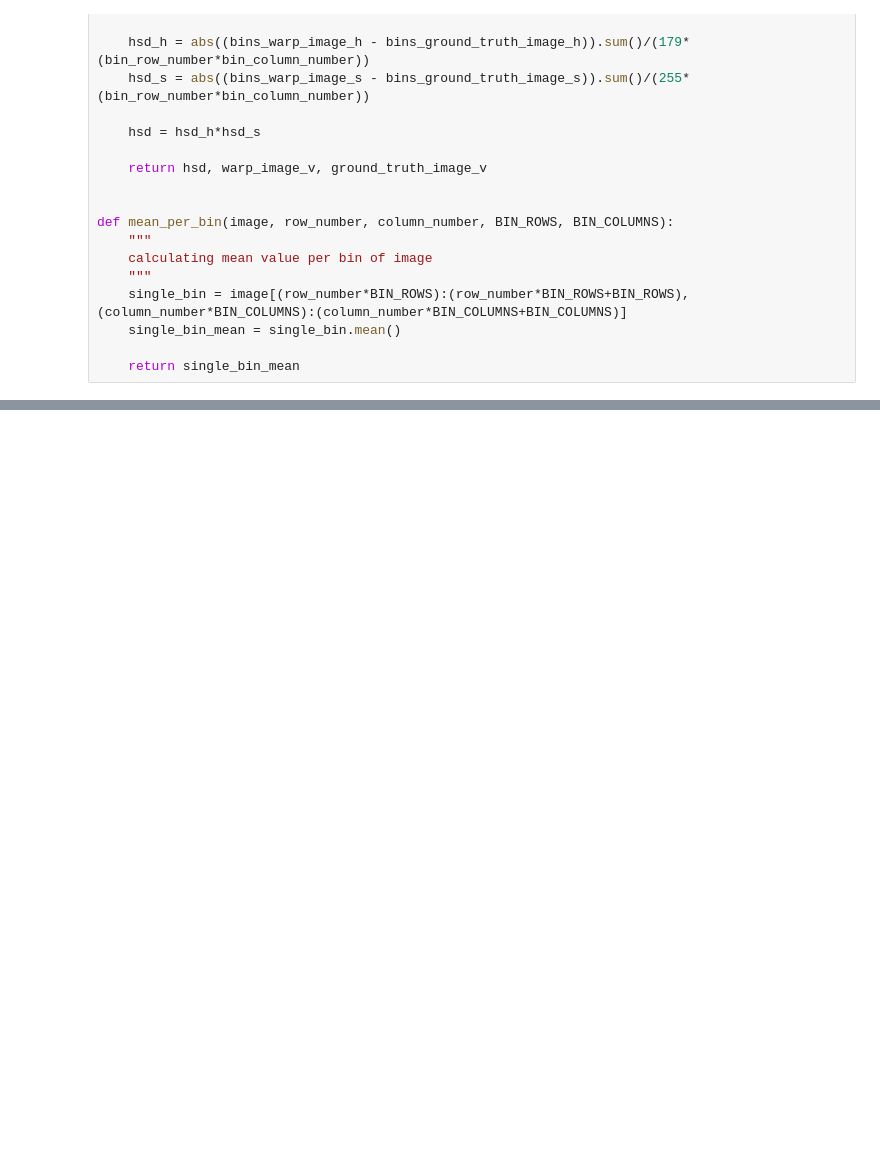
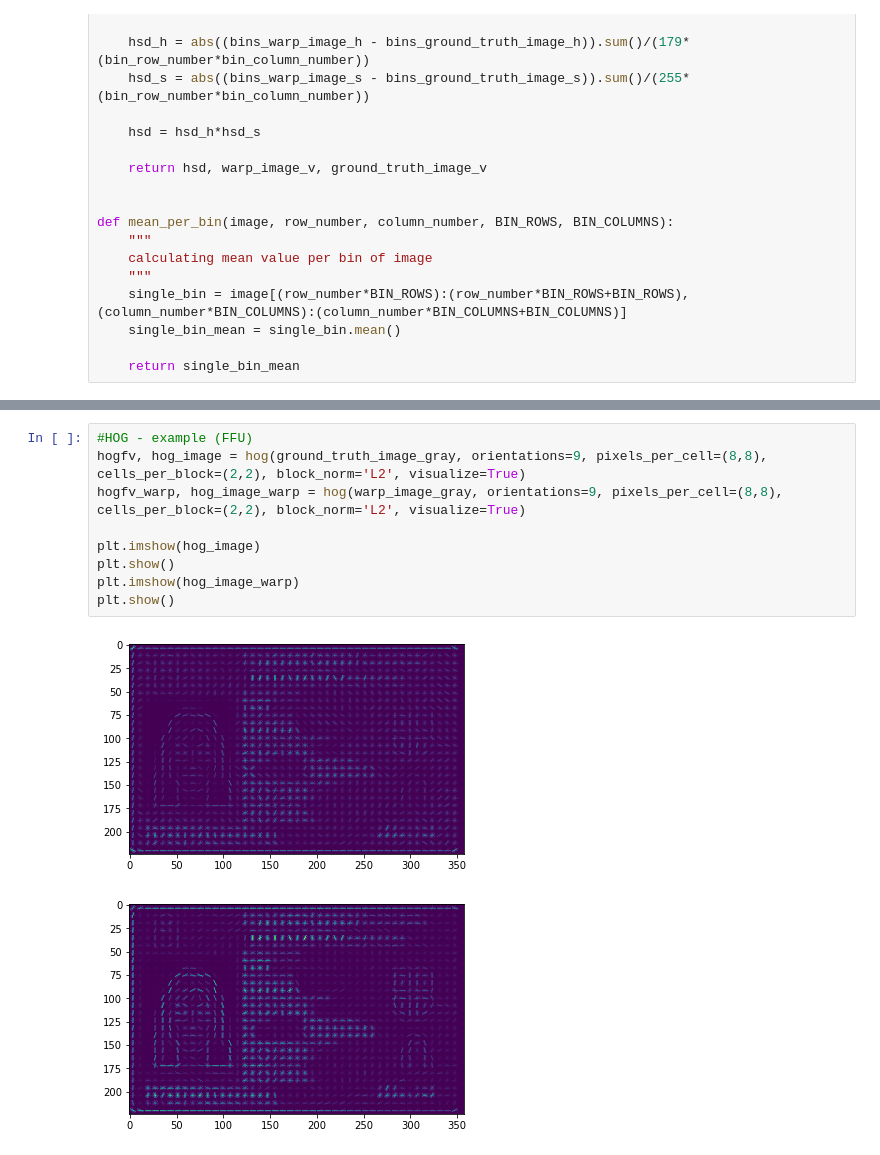
Before and after one commit to fataleror/id_verification, a Jupyter notebook: image_segmentation_licna_karta_v1.0_git.ipynb, the cells around one changed output, grey strips where cells are left out. Drawn from its saved outputs; the diff is of its cells as text; blank space fills up the shorter version.

```diff
--- a/image_segmentation_licna_karta_v1.0_git.ipynb
+++ b/image_segmentation_licna_karta_v1.0_git.ipynb
@@ -923,0 +1030,12 @@ SSIM: 0.5345267754312162
+# %%
+#HOG - example (FFU)
+hogfv, hog_image = hog(ground_truth_image_gray, orientations=9, pixels_per_cell=(8,8), cells_per_block=(2,2), block_norm='L2', visualize=True)
+hogfv_warp, hog_image_warp = hog(warp_image_gray, orientations=9, pixels_per_cell=(8,8), cells_per_block=(2,2), block_norm='L2', visualize=True)
+
+plt.imshow(hog_image)
+plt.show()
+plt.imshow(hog_image_warp)
+plt.show()
+# %% [output]
+[figure, added]
+[figure, added]
```
Also changed, not shown: parts of 18 cells of this notebook.
